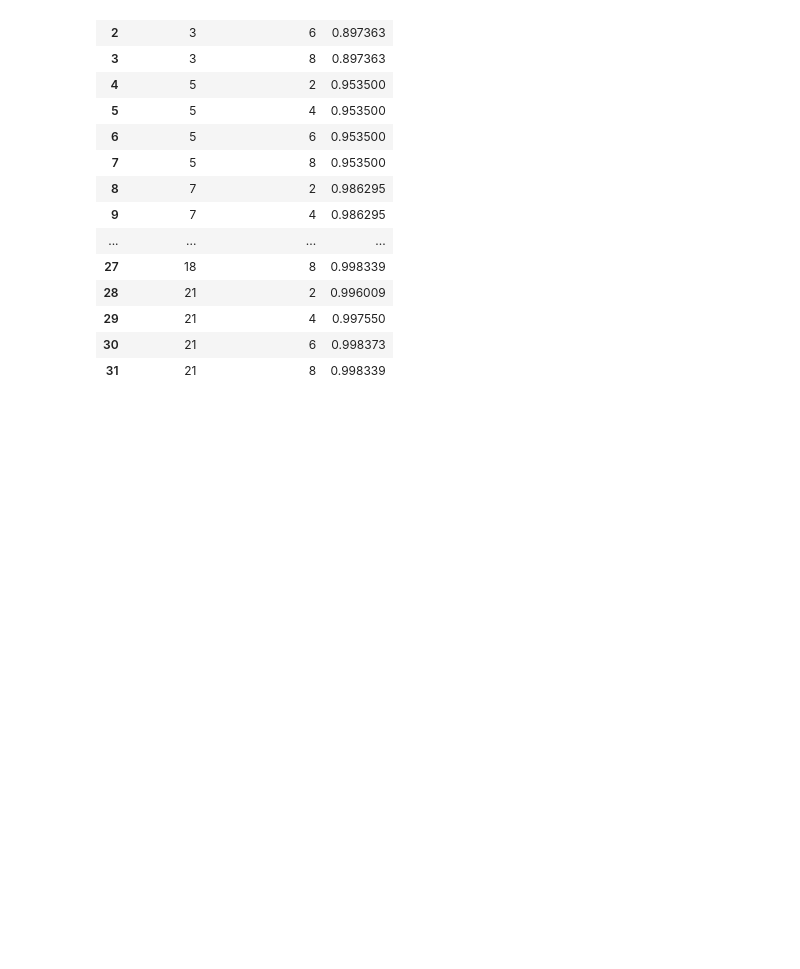
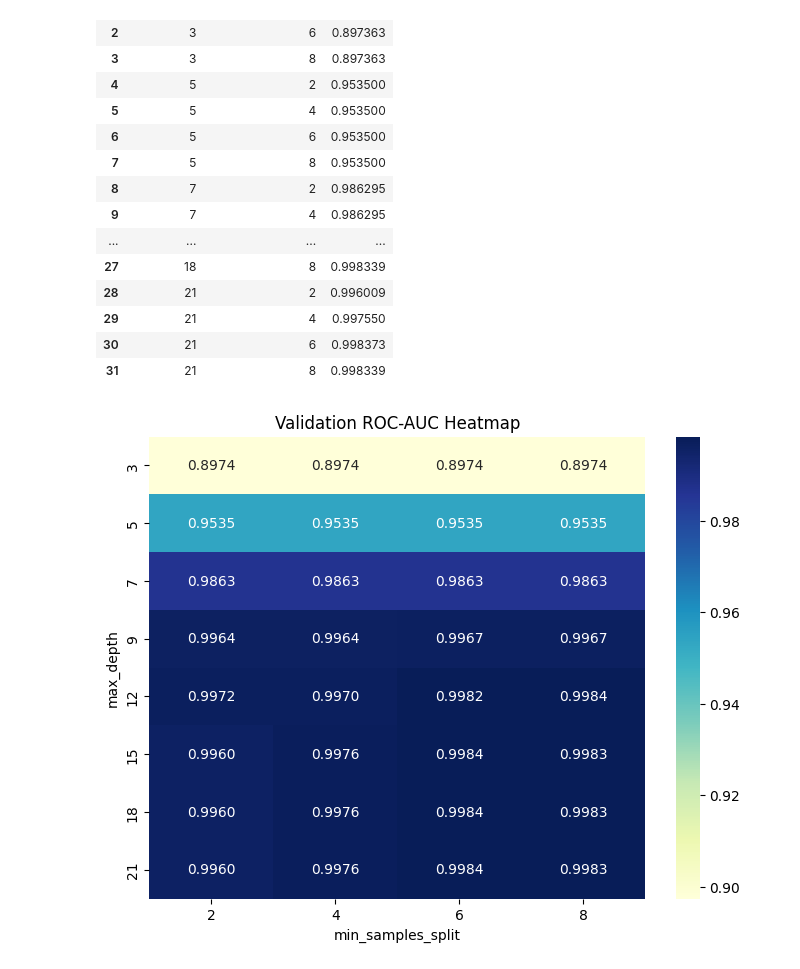
Before and after one commit to rajibulislam1/DataTalksClub, a Jupyter notebook: 2025/Midterm/dtr.ipynb, the cells around one changed output. Cells and saved outputs as stored; diff of their text form; code cells hidden in the pictures; blank space fills up the shorter version.

```diff
--- a/2025/Midterm/dtr.ipynb
+++ b/2025/Midterm/dtr.ipynb
@@ -317,3 +309,34 @@ df_scores_d
 | 29 | 21 | 4 | 0.997550 |
 | 30 | 21 | 6 | 0.998373 |
 | 31 | 21 | 8 | 0.998339 |
+# %%
+scores = []
+for d in [3, 5, 7, 9, 12, 15, 18, 21]:
+    for l in range(2, 10, 2):
+        dt = DecisionTreeClassifier(max_depth=d, min_samples_split=l, random_state=11)
+        dt.fit(X_train, y_train)
+
+        y_val_proba = dt.predict_proba(X_val)
+        roc_auc = roc_auc_score(y_val, y_val_proba, multi_class='ovr', average='macro')
+
+        scores.append((d, l, roc_auc))
+        # Print inside the inner loop
+        #print(f"max_depth={d}, min_samples_split={l}, Validation ROC-AUC={roc_auc:.4f}")
+# %%
+import pandas as pd
+import seaborn as sns
+
+# Convert scores to DataFrame
+df_scores = pd.DataFrame(scores, columns=['max_depth','min_samples_split','roc_auc'])
+
+# Pivot table for heatmap
+heatmap_data = df_scores.pivot(index='max_depth', columns='min_samples_split', values='roc_auc')
+
+plt.figure(figsize=(8,6))
+sns.heatmap(heatmap_data, annot=True, fmt=".4f", cmap="YlGnBu")
+plt.title('Validation ROC-AUC Heatmap')
+plt.xlabel('min_samples_split')
+plt.ylabel('max_depth')
+plt.show()
+# %% [output]
+[figure, added]
```
Also changed, not shown: parts of 5 cells of this notebook, 1 other file.
